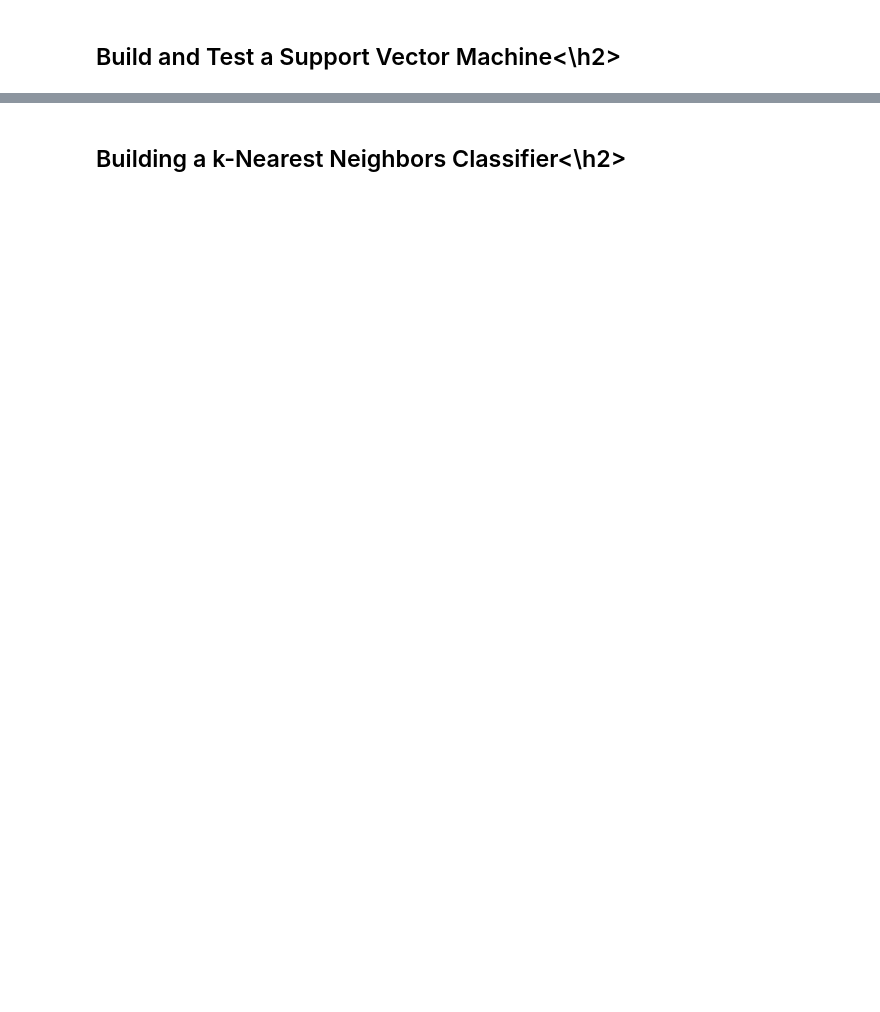
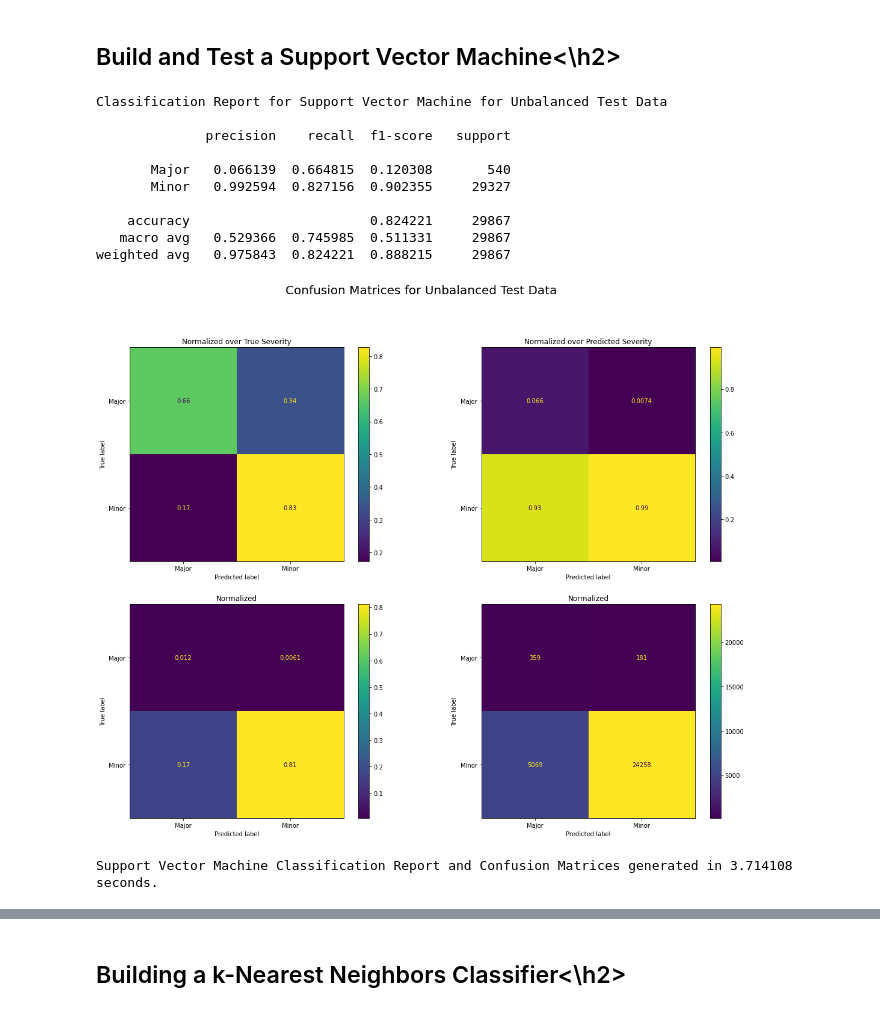
Before and after one commit to cbates79/Coursera_Capstone, a Jupyter notebook: Code for Predicting Motor Vehicle Accident Severity in Seattle, Washington.ipynb, the cells around one changed output, grey strips where cells are left out. Saved outputs shown, nothing was run; the diff lists cells and outputs as text; code cells hidden in the pictures; blank space fills up the shorter version.

```diff
--- a/Code for Predicting Motor Vehicle Accident Severity in Seattle, Washington.ipynb
+++ b/Code for Predicting Motor Vehicle Accident Severity in Seattle, Washington.ipynb
@@ -798,33 +1225,46 @@ display_labels = target_names
 print()
 print('Classification Report for Support Vector Machine for Unbalanced Test Data')
 print()
 print(classification_report(y_test, y_pred, labels=labels, target_names=target_names, digits=6))
 print()
 
 # Display the confusion matrices based on the unbalanced test data.
 # Create a figure.
-fig = plt.figure(figsize=(6.4 * 2, 4.8 * 2))
+fig = plt.figure(figsize=(6.4 * 3, 4.8 * 3))
 fig.suptitle('Confusion Matrices for Unbalanced Test Data', fontsize=20)
 
 ax = plt.subplot(2, 2, 1)
 ax.set_title('Normalized over True Severity', fontsize=12)
 plot_confusion_matrix(support_vector_machine_pipe, X_test, y_test, labels=labels, display_labels=display_labels, normalize='true', ax=ax)
 
 ax = plt.subplot(2, 2, 2)
 ax.set_title('Normalized over Predicted Severity', fontsize=12)
 plot_confusion_matrix(support_vector_machine_pipe, X_test, y_test, labels=labels, display_labels=display_labels, normalize='pred', ax=ax)
 
 ax = plt.subplot(2, 2, 3)
 ax.set_title('Normalized', fontsize=12)
 plot_confusion_matrix(support_vector_machine_pipe, X_test, y_test, labels=labels, display_labels=display_labels, normalize='all', ax=ax)
 
 ax = plt.subplot(2, 2, 4)
 ax.set_title('Normalized', fontsize=12)
 plot_confusion_matrix(support_vector_machine_pipe, X_test, y_test, labels=labels, display_labels=display_labels, normalize=None, ax=ax)
 
 plt.show()
 
 print()
 print('Support Vector Machine Classification Report and Confusion Matrices generated in %f seconds.' % elapsed_time(t0))
+# %% [output]
+Classification Report for Support Vector Machine for Unbalanced Test Data
+
+              precision    recall  f1-score   support
+
+       Major   0.066139  0.664815  0.120308       540
+       Minor   0.992594  0.827156  0.902355     29327
+
+    accuracy                       0.824221     29867
+   macro avg   0.529366  0.745985  0.511331     29867
+weighted avg   0.975843  0.824221  0.888215     29867
+[figure, added]
+Support Vector Machine Classification Report and Confusion Matrices generated in 3.714108 seconds.
 # %%
 print_elapsed_time(notebook_start_time)
```
Also changed, not shown: parts of 84 cells of this notebook.
